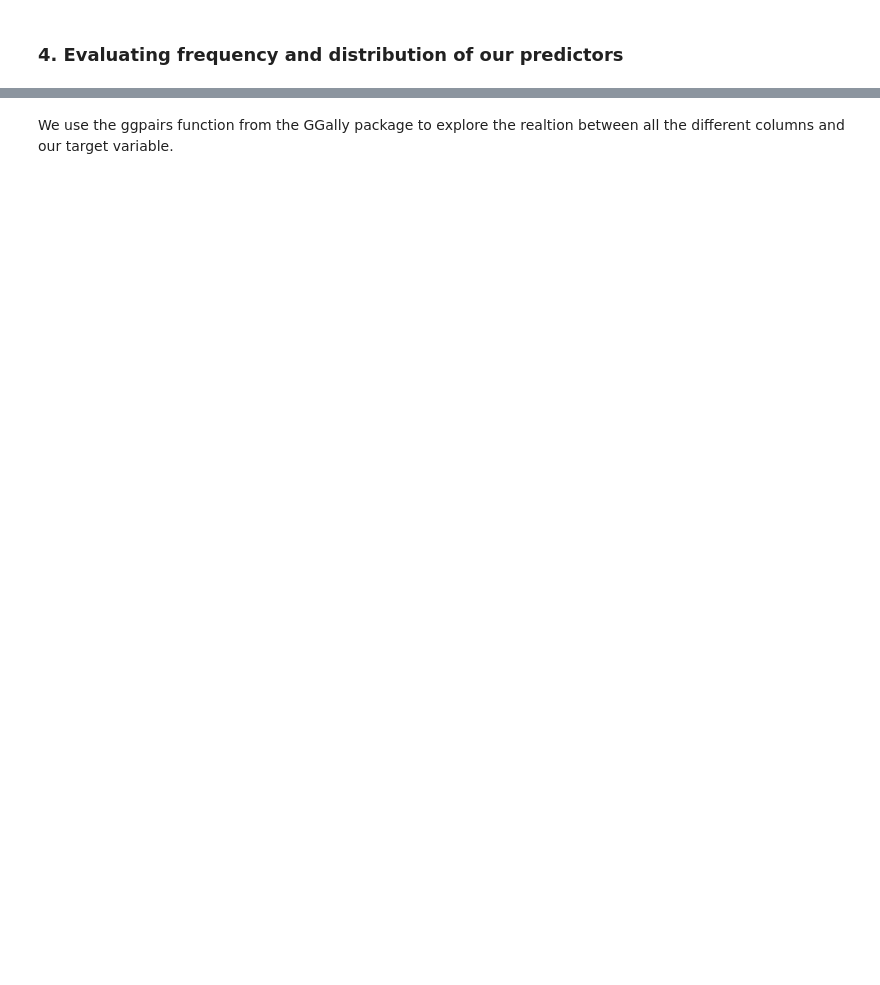
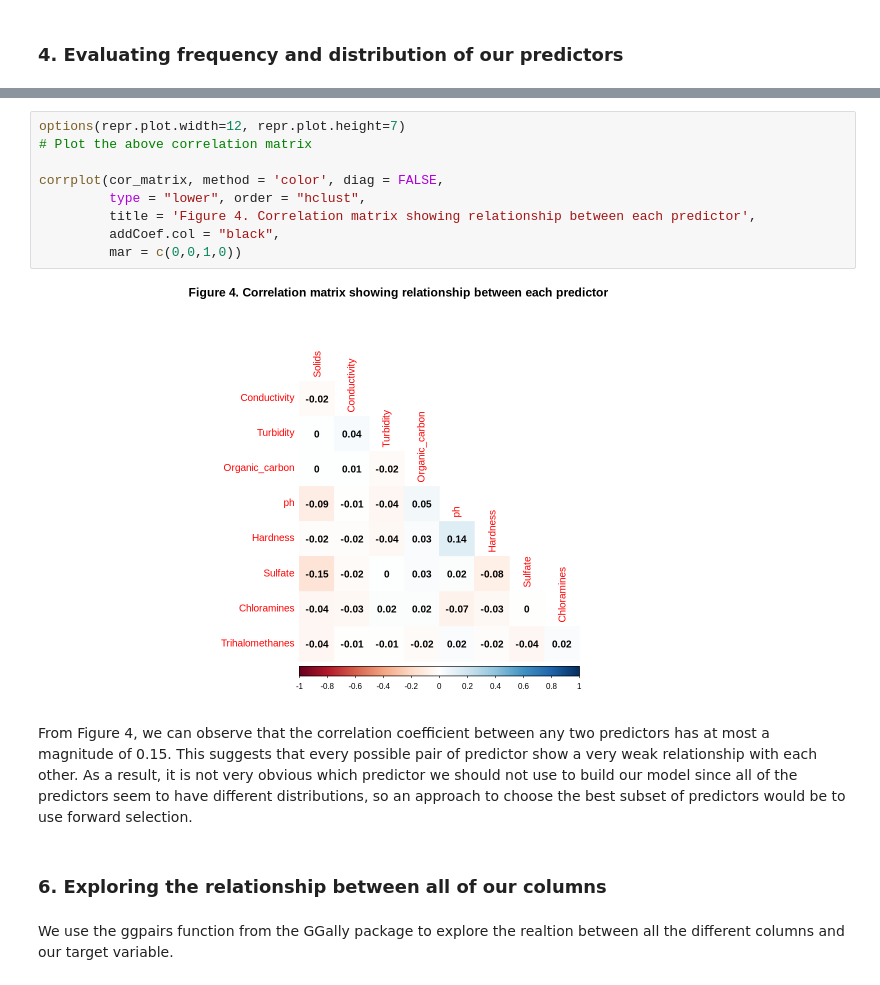
Before and after one commit to ricardoliu99/dsci100-group21, a Jupyter notebook: final_report.ipynb, the cells around one changed output, grey strips where cells are left out. Cells and saved outputs as stored; diff of their text form; blank space fills up the shorter version.

```diff
--- a/final_report.ipynb
+++ b/final_report.ipynb
@@ -278,3 +328,18 @@ Warning message:
+# %%
+options(repr.plot.width=12, repr.plot.height=7)
+# Plot the above correlation matrix
+
+corrplot(cor_matrix, method = 'color', diag = FALSE,
+         type = "lower", order = "hclust",
+         title = 'Figure 4. Correlation matrix showing relationship between each predictor',
+         addCoef.col = "black",
+         mar = c(0,0,1,0))
+# %% [output]
+[figure, added]
+# %% [markdown]
+From Figure 4, we can observe that the correlation coefficient between any two predictors has at most a magnitude of 0.15. This suggests that every possible pair of predictor show a very weak relationship with each other. As a result, it is not very obvious which predictor we should not use to build our model since all of the predictors seem to have different distributions, so an approach to choose the best subset of predictors would be to use forward selection.
+# %% [markdown]
+### 6. Exploring the relationship between all of our columns
 # %% [markdown]
 We use the ggpairs function from the GGally package to explore the realtion between all the different columns and our target variable.
 # %%
```
Also changed, not shown: parts of 27 cells of this notebook.
